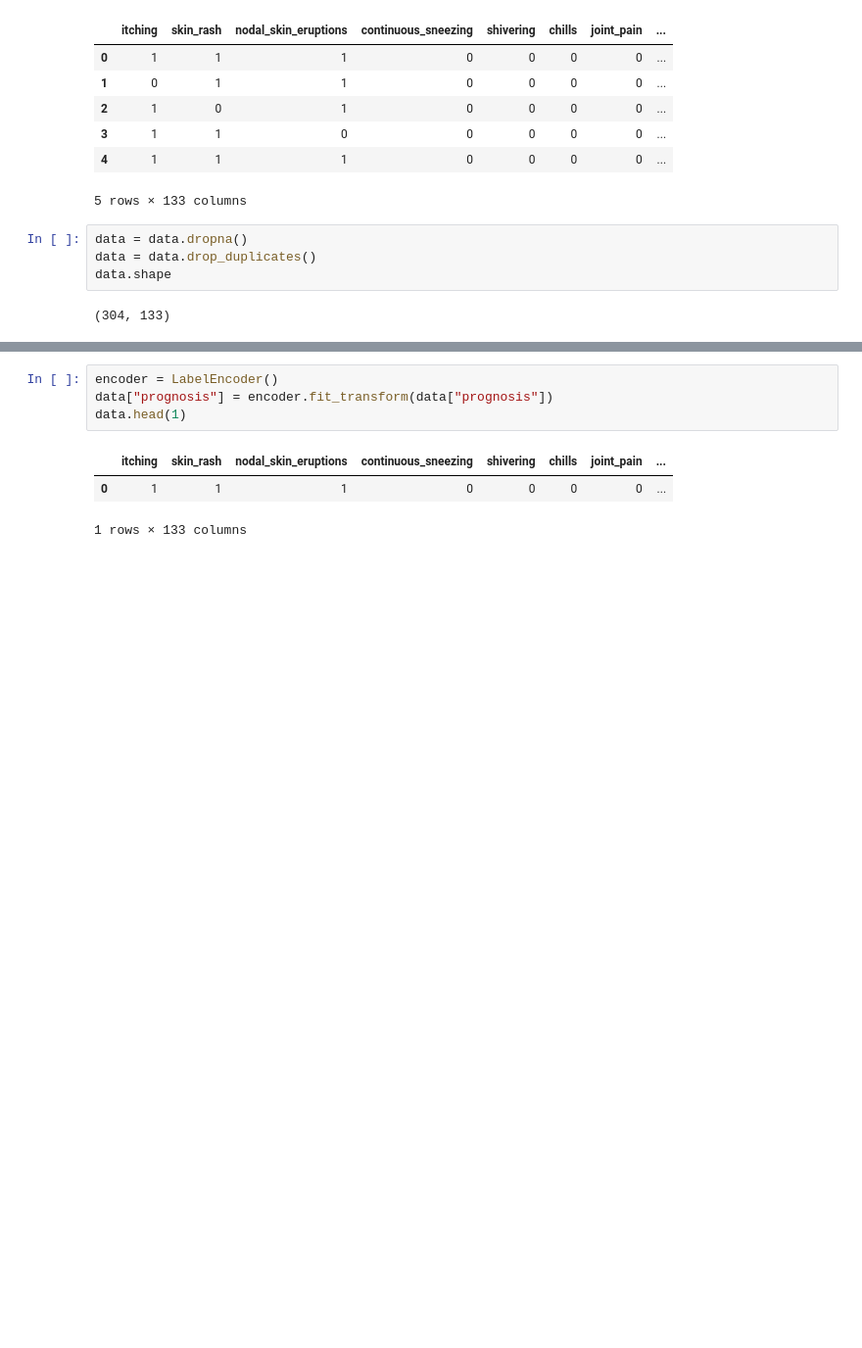
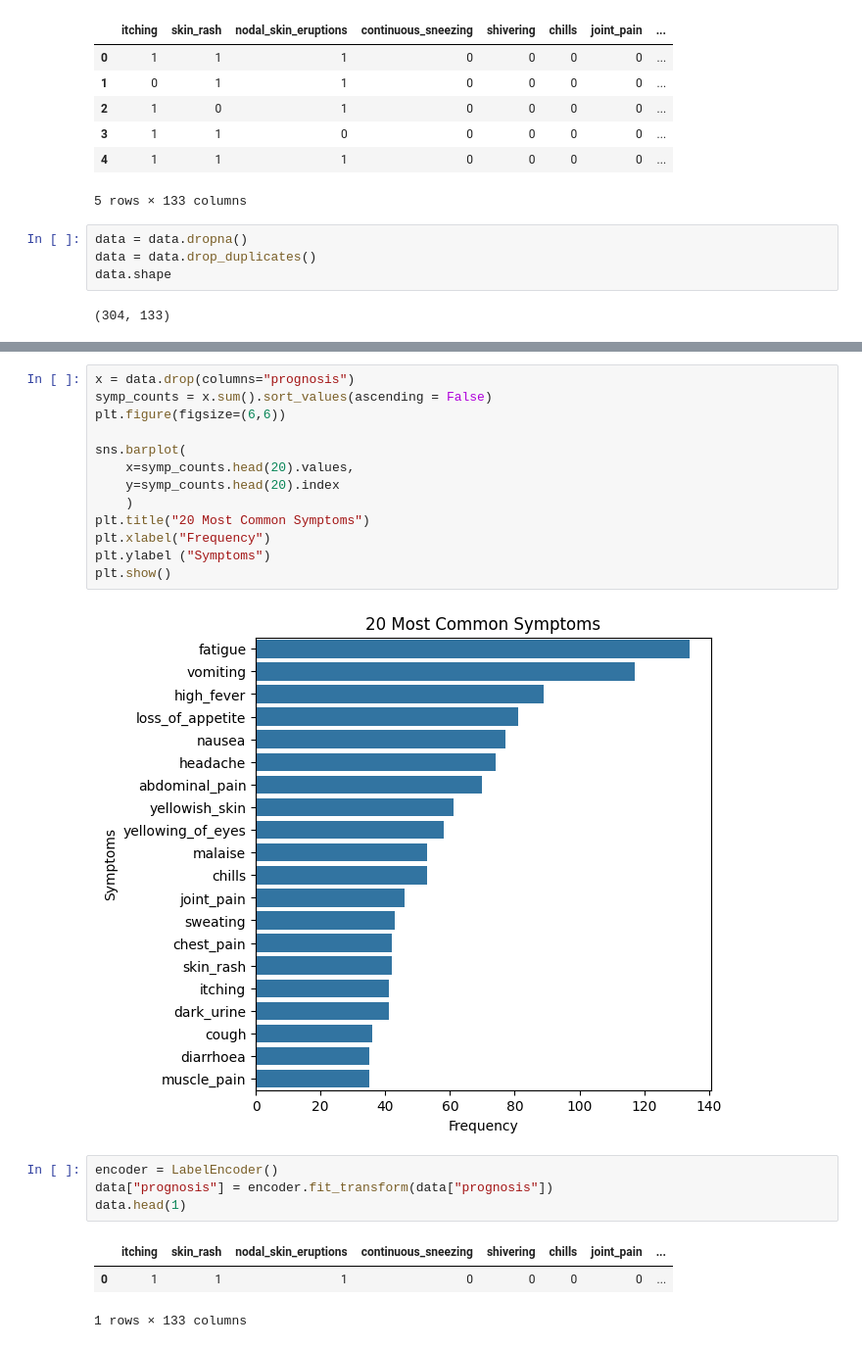
Before and after one commit to HDY2005/MachineLearning-Projects, a Jupyter notebook: Classification Projects/Disease Prediction/Disease_Predictor.ipynb, the cells around one changed output, grey strips where cells are left out. Shown at 98% size. Saved outputs shown, nothing was run; the diff lists cells and outputs as text; blank space fills up the shorter version.

```diff
--- a/Classification Projects/Disease Prediction/Disease_Predictor.ipynb
+++ b/Classification Projects/Disease Prediction/Disease_Predictor.ipynb
@@ -79,3 +92,18 @@ data.shape
+# %%
+x = data.drop(columns="prognosis")
+symp_counts = x.sum().sort_values(ascending = False)
+plt.figure(figsize=(6,6))
+
+sns.barplot(
+    x=symp_counts.head(20).values,
+    y=symp_counts.head(20).index
+    )
+plt.title("20 Most Common Symptoms")
+plt.xlabel("Frequency")
+plt.ylabel ("Symptoms")
+plt.show()
+# %% [output]
+[figure, added]
 # %%
 encoder = LabelEncoder()
 data["prognosis"] = encoder.fit_transform(data["prognosis"])
```
Also changed, not shown: parts of 6 cells of this notebook.
